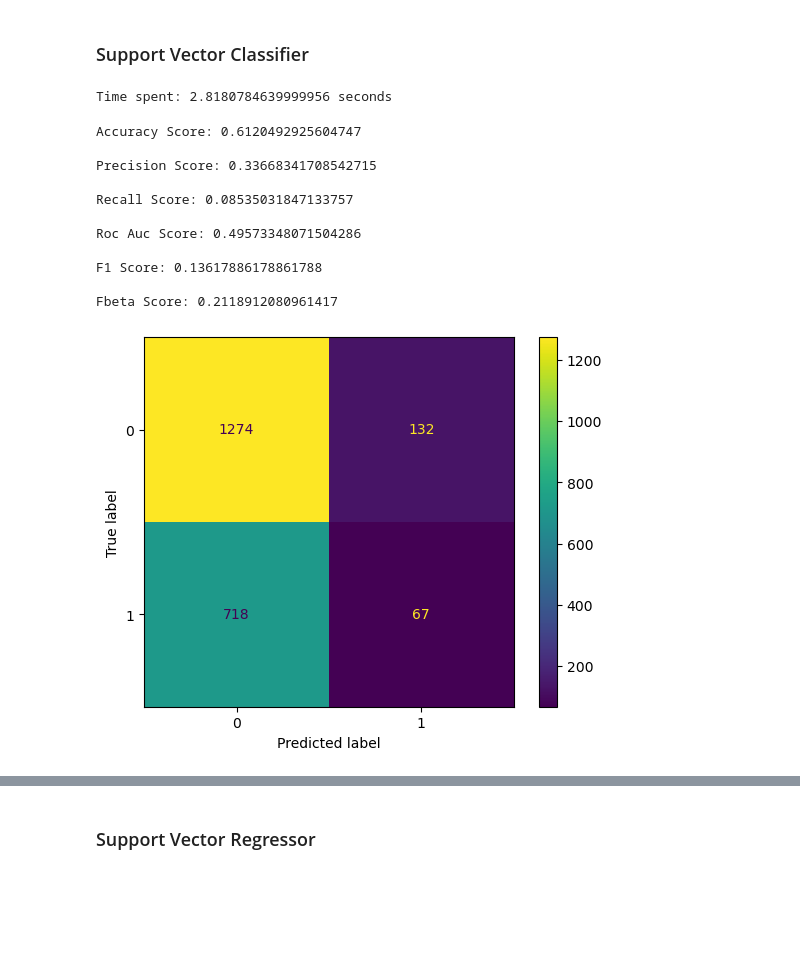
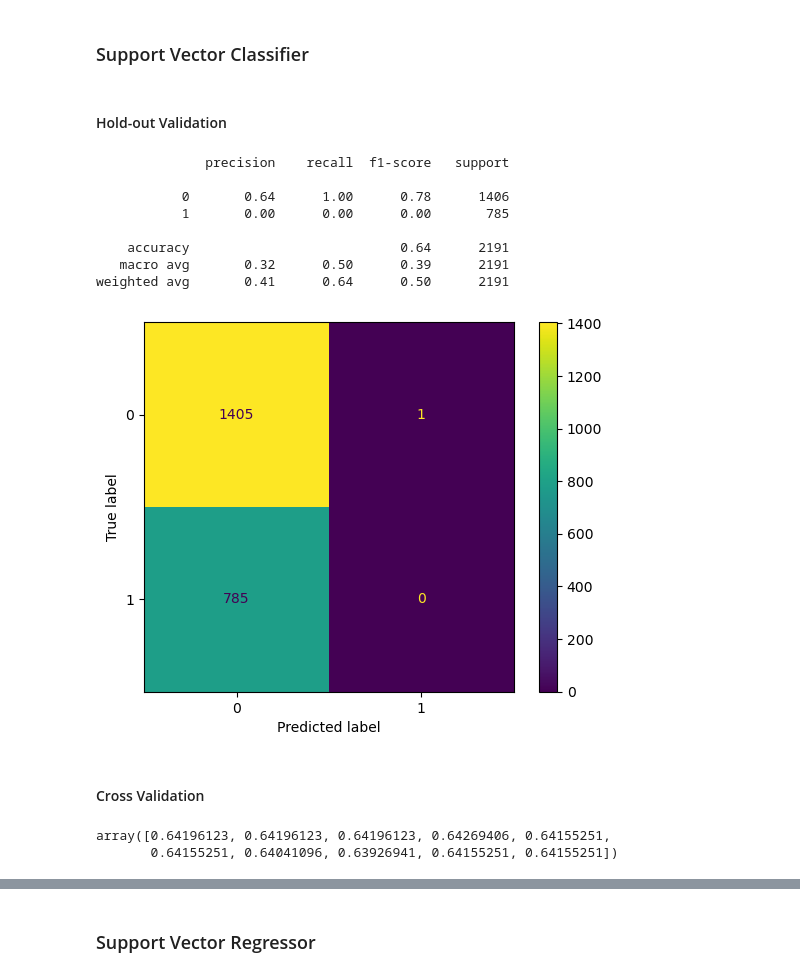
Before and after one commit to orlandopalmeira/Trabalho-DAA-2023-2024, a Jupyter notebook: Tarefa_1/tarefa_1_modelacao.ipynb, the cells around one changed output, grey strips where cells are left out. Saved outputs shown, nothing was run; the diff lists cells and outputs as text; code cells hidden in the pictures; blank space fills up the shorter version.

```diff
--- a/Tarefa_1/tarefa_1_modelacao.ipynb
+++ b/Tarefa_1/tarefa_1_modelacao.ipynb
@@ -357,51 +416,32 @@ Root Mean Squared Error: 0.6919370016410981
 # %% [markdown]
 ### Support Vector Classifier
+# %% [markdown]
+#### Hold-out Validation
 # %%
 from sklearn.svm import SVC
 
-# O melhor kernel é o poly
-svc = SVC(kernel='poly' ,random_state=2023)
-
-starttime = time.process_time()
-
+svc = SVC(random_state=2023)
 svc.fit(X_train, y_train)
 predictionSVC = svc.predict(X_test)
 
-endtime = time.process_time()
-print(f"Time spent: {endtime - starttime} seconds")
+print(classification_report(y_test, predictionSVC))
+ConfusionMatrixDisplay.from_predictions(y_test, predictionSVC)
+plt.show()
 # %% [output]
-Time spent: 2.8180784639999956 seconds
+              precision    recall  f1-score   support
+
+           0       0.64      1.00      0.78      1406
+           1       0.00      0.00      0.00       785
+
+    accuracy                           0.64      2191
+   macro avg       0.32      0.50      0.39      2191
+weighted avg       0.41      0.64      0.50      2191
+[figure, added]
-# %%
-print('\nAccuracy Score: ', end='')
-print(accuracy_score(y_test, predictionSVC))
-
-print('\nPrecision Score: ',end='')
-print(precision_score(y_test, predictionSVC))
-
-print('\nRecall Score: ', end='')
-print(recall_score(y_test, predictionSVC))
-
-print('\nRoc Auc Score: ', end='')
-print(roc_auc_score(y_test, predictionSVC))
-
-print('\nF1 Score: ', end='')
-print(f1_score(y_test, predictionSVC))
-
-print('\nFbeta Score: ', end='')
-print(fbeta_score(y_test, predictionSVC, beta=0.5))
-
-ConfusionMatrixDisplay.from_predictions(y_test, predictionSVC)
-plt.show()
-# %% [output]
-Accuracy Score: 0.6120492925604747
-
-Precision Score: 0.33668341708542715
-
-Recall Score: 0.08535031847133757
-
-Roc Auc Score: 0.49573348071504286
-
-F1 Score: 0.13617886178861788
-
-Fbeta Score: 0.2118912080961417
-[figure, removed]
+# %% [markdown]
+#### Cross Validation
+# %%
+scores = cross_val_score(svc, X, y, cv=10)
+scores
+# %% [output]
+array([0.64196123, 0.64196123, 0.64196123, 0.64269406, 0.64155251,
+       0.64155251, 0.64041096, 0.63926941, 0.64155251, 0.64155251])
```
Also changed, not shown: parts of 29 cells of this notebook.
